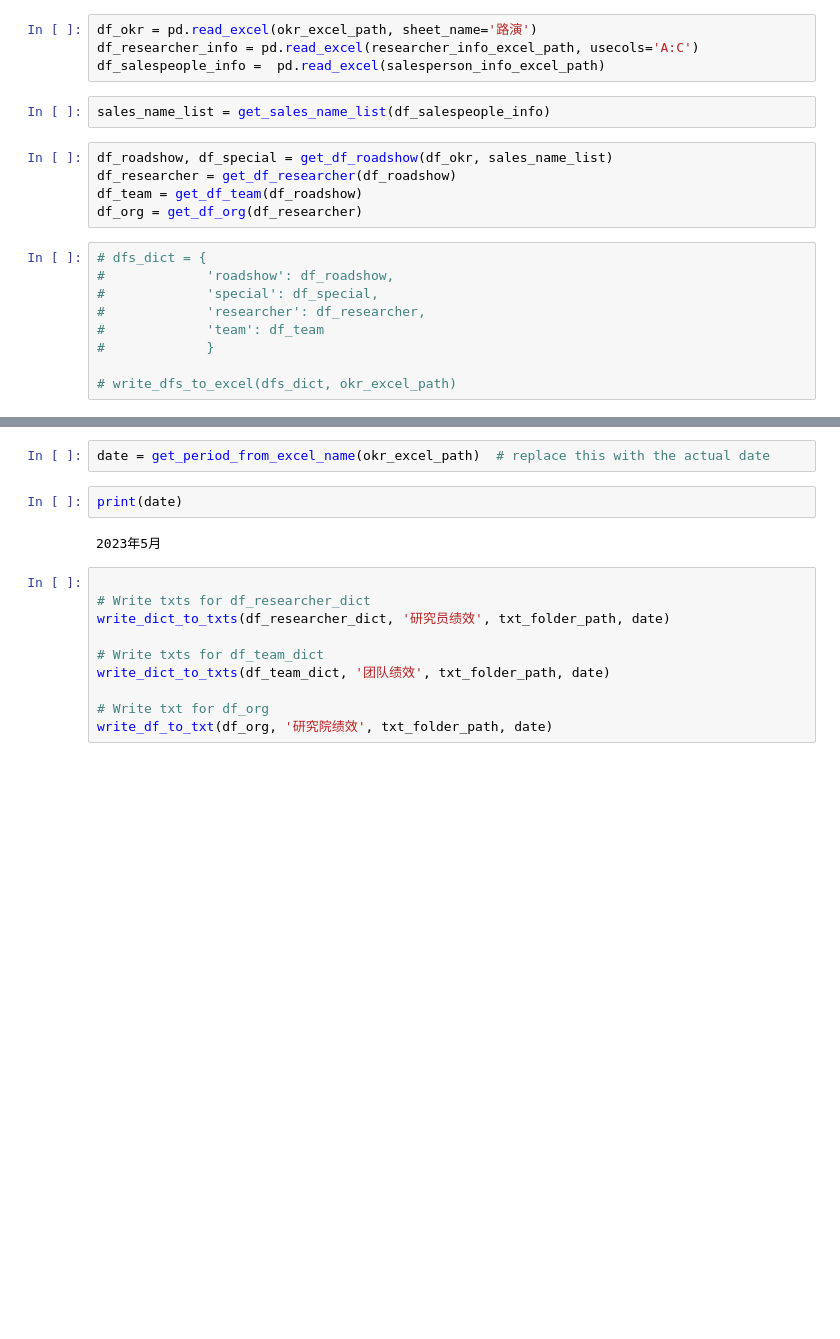
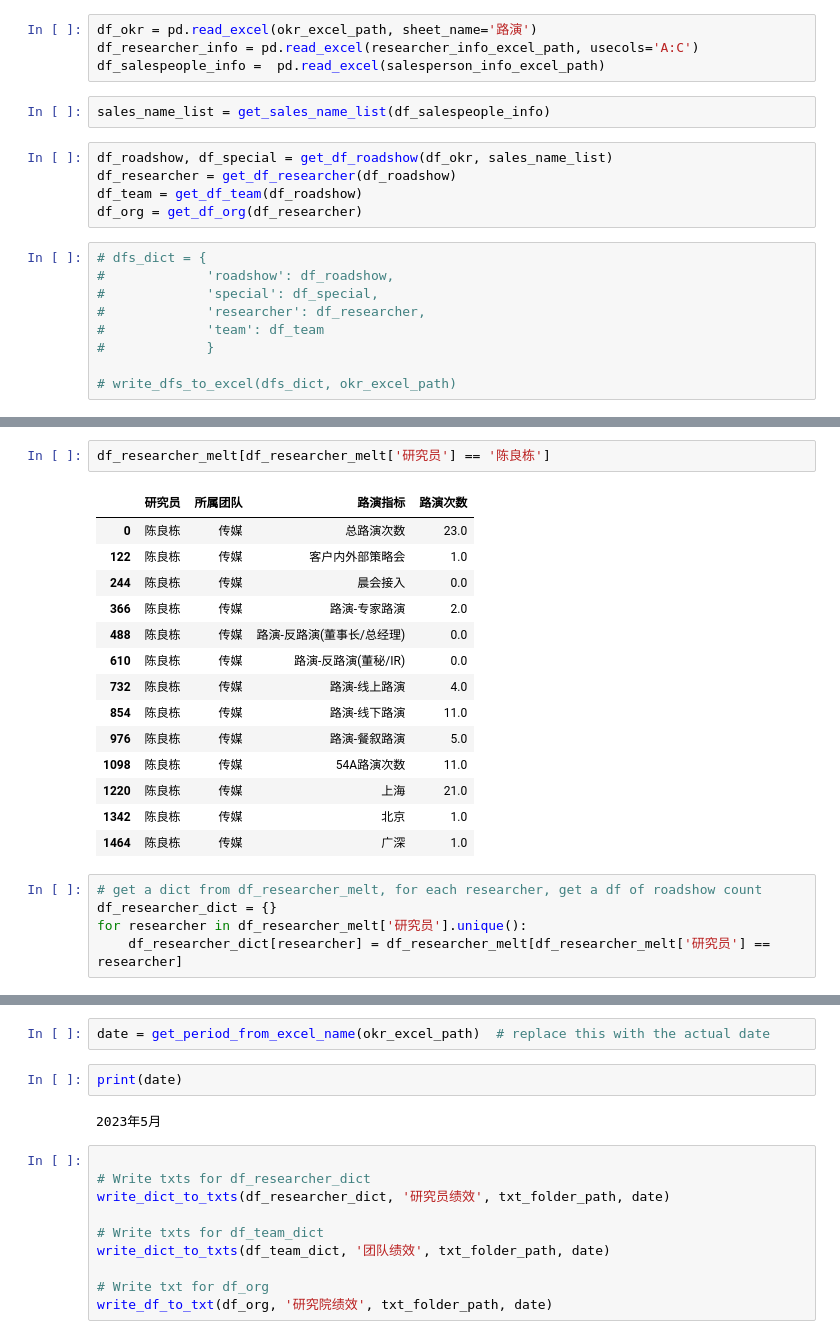
Before and after one commit to OuHaoyun/okr-evaluation, a Jupyter notebook: okr-eval-v2.ipynb, the cells around one changed output, grey strips where cells are left out. Saved outputs shown, nothing was run; the diff lists cells and outputs as text; blank space fills up the shorter version.

```diff
--- a/okr-eval-v2.ipynb
+++ b/okr-eval-v2.ipynb
@@ -32,0 +58,22 @@ df_team_dict = get_df_dict(df_team, ['所属团队'], '路演指标', '路演次
+# %%
+df_researcher_melt[df_researcher_melt['研究员'] == '陈良栋']
+# %% [output]
+|  | 研究员 | 所属团队 | 路演指标 | 路演次数 |
+| 0 | 陈良栋 | 传媒 | 总路演次数 | 23.0 |
+| 122 | 陈良栋 | 传媒 | 客户内外部策略会 | 1.0 |
+| 244 | 陈良栋 | 传媒 | 晨会接入 | 0.0 |
+| 366 | 陈良栋 | 传媒 | 路演-专家路演 | 2.0 |
+| 488 | 陈良栋 | 传媒 | 路演-反路演(董事长/总经理) | 0.0 |
+| 610 | 陈良栋 | 传媒 | 路演-反路演(董秘/IR) | 0.0 |
+| 732 | 陈良栋 | 传媒 | 路演-线上路演 | 4.0 |
+| 854 | 陈良栋 | 传媒 | 路演-线下路演 | 11.0 |
+| 976 | 陈良栋 | 传媒 | 路演-餐叙路演 | 5.0 |
+| 1098 | 陈良栋 | 传媒 | 54A路演次数 | 11.0 |
+| 1220 | 陈良栋 | 传媒 | 上海 | 21.0 |
+| 1342 | 陈良栋 | 传媒 | 北京 | 1.0 |
+| 1464 | 陈良栋 | 传媒 | 广深 | 1.0 |
+# %%
+# get a dict from df_researcher_melt, for each researcher, get a df of roadshow count
+df_researcher_dict = {}
+for researcher in df_researcher_melt['研究员'].unique():
+    df_researcher_dict[researcher] = df_researcher_melt[df_researcher_melt['研究员'] == researcher]
```
Also changed, not shown: parts of 7 cells of this notebook, 1 other file.
